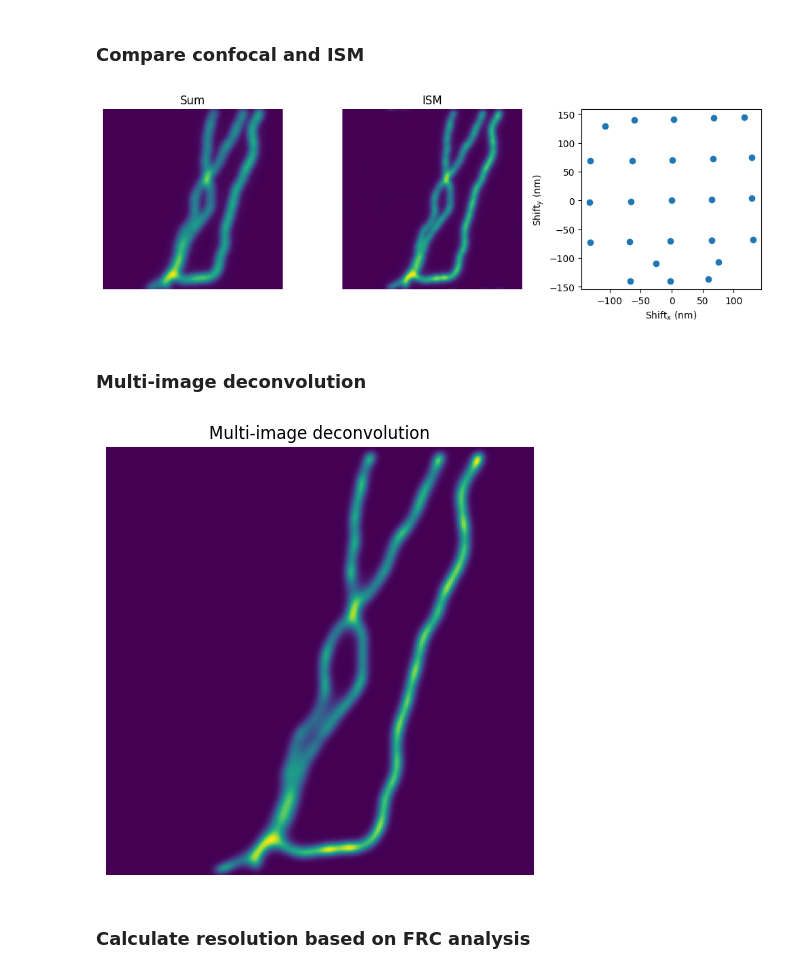
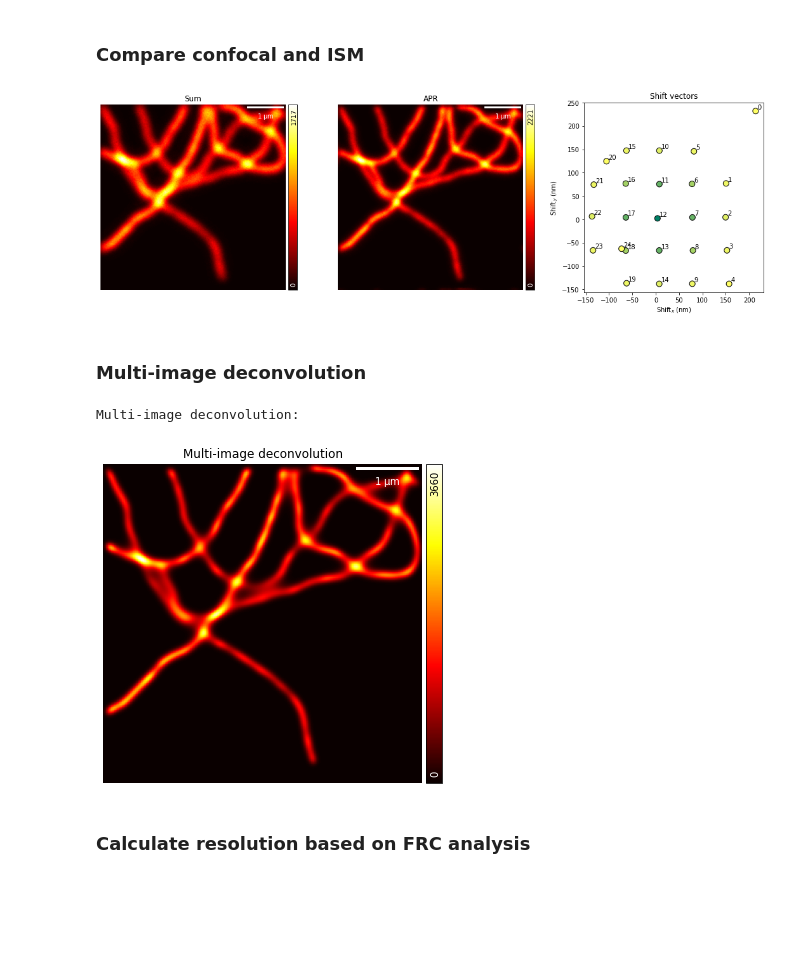
Before and after one commit to VicidominiLab/BrightEyes-ISM, a Jupyter notebook: examples/BrightEyes_ISM_demo.ipynb, the cells around one changed output. Cells and saved outputs as stored; diff of their text form; code cells hidden in the pictures; blank space fills up the shorter version.

```diff
--- a/examples/BrightEyes_ISM_demo.ipynb
+++ b/examples/BrightEyes_ISM_demo.ipynb
@@ -38,9 +52,7 @@ z_shift = 0 #nm
 # %% [markdown]
 ### Generate excitation PSF and detection PSFs
 # %%
-PSF, detPSF, exPSF = ism.SPAD_PSF_2D(N, Nx, pxpitch, pxdim, pxsizex, M, exPar, emPar, z_shift=z_shift)
-
-PSF /= np.max(PSF)
+PSF, detPSF, exPSF = ism.SPAD_PSF_2D(grid, exPar, emPar, z_shift=z_shift)
 # %% [output]
 Calculating field near the focus:
 Calculating field near the focus:
@@ -86,15 +86,13 @@ findfont: Font family ['DejaVu Sans Display'] not found. Falling back to DejaVu
 # %% [markdown]
 ### Simulate ground truth
 # %%
-#%% Generate tubulin
-
 tubulin = simTub.tubSettings()
-tubulin.xy_pixel_size = pxsizex
-tubulin.xy_dimension = Nx
+tubulin.xy_pixel_size = grid.pxsizex
+tubulin.xy_dimension = grid.Nx
 tubulin.xz_dimension = 1
 tubulin.z_pixel = 1
-tubulin.n_filament = 3
-tubulin.radius_filament = pxsizex*0.6
+tubulin.n_filament = 6
+tubulin.radius_filament = grid.pxsizex*0.6
 tubulin.intensity_filament = [0.5,0.9]
 phTub = simTub.functionPhTub(tubulin)
 plt.figure()
@@ -113,20 +113,20 @@ tubulin filament out of the boundaries [201.53628118] [68.71106562] 201
 
 img = np.empty(PSF.shape)
 
-for n in range(N**2):
-    img[:, :, n] = sgn.convolve(TubDec, PSF[:, :, n] ,mode = 'same')
+flux = 1e4
+obj = TubDec*flux
+
+for n in range(grid.N**2):
+    img[:, :, n] = sgn.convolve(obj, PSF[:, :, n] ,mode = 'same')
 
 #%% Convert to photons and add Poisson noise
 
-img *= 1e2
 img = np.uint16(img)
 
 img_1 = poisson(img)
 img_2 = poisson(img)
 
-fig = plt.figure(figsize=(10,10))
-for i in range(N*N):
-    ax = fig.add_subplot(5, 5, i+1)
-    ax.imshow(img_1[:,:,i])
-    plt.axis('off')
+fig = gr.ShowDataset(img_1, figsize = (10,10), normalize = False )
+
+fig_norm = gr.ShowDataset(img_1, figsize = (10,10), colorbar = True, normalize = True)
 # %% [output]
@@ -137,49 +138,46 @@ for i in range(N*N):
 img_sum_1 = np.sum(img_1, axis = -1)
 img_sum_2 = np.sum(img_2, axis = -1)
 
+fingerprint_1 = tools.fingerprint(img_1)
+
 usf = 100
-ref = N**2//2
+ref = grid.N**2//2
 
-shift_1, img_ism_1 = apr.APR(img_1, usf, ref, pxsize = pxsizex)
-shift_2, img_ism_2 = apr.APR(img_2, usf, ref, pxsize = pxsizex)
+shift_1, img_ism_1 = apr.APR(img_1, usf, ref, pxsize = grid.pxsizex)
+shift_2, img_ism_2 = apr.APR(img_2, usf, ref, pxsize = grid.pxsizex)
 
 img_ism_sum_1 = np.sum(img_ism_1, axis=-1)
 img_ism_sum_2 = np.sum(img_ism_2, axis=-1)
 
-fig = plt.figure(figsize=(10,10))
+px = grid.pxsizex * 1e-3
 
-ax = fig.add_subplot(1, 3, 1)
-ax.imshow(img_sum_1)
-ax.set_title('Sum')
-plt.axis('off')
+fig, ax = plt.subplots(1, 3, figsize=(15,5))
 
-ax = fig.add_subplot(1, 3, 2)
-ax.imshow(img_ism_sum_1)
-ax.set_title('ISM')
-plt.axis('off')
+gr.ShowImg(img_sum_1, pxsize_x = px, fig = fig, ax = ax[0])
+ax[0].set_title('Sum')
 
-ax = fig.add_subplot(1, 3, 3)
-ax.scatter(shift_1[:,0], shift_1[:,1])
-ax.set_aspect(1./ax.get_data_ratio(), 'box')
-ax.set_xlabel(r'Shift$_x$ (nm)')
-ax.set_ylabel(r'Shift$_y$ (nm)')
+gr.ShowImg(img_ism_sum_1, pxsize_x = px, fig = fig, ax = ax[1])
+ax[1].set_title('APR')
 
-plt.tight_layout()
+gr.PlotShiftVectors(shift_1, color = fingerprint_1, fig = fig, ax = ax[2])
+
+fig.tight_layout()
 # %% [output]
-[figure, old version]
+[figure, new version]
 # %% [markdown]
 ### Multi-image deconvolution
 # %%
 img_deconv = deconv.MultiImg_RL_FFT( PSF, img_1, max_iter = 10)
 
-plt.figure()
-plt.imshow(img_deconv)
-plt.title('Multi-image deconvolution')
-plt.axis('off')
+fig, ax = plt.subplots(figsize=(5,5))
 
-plt.tight_layout()
+gr.ShowImg(img_deconv, pxsize_x = px, fig = fig, ax = ax)
+ax.set_title('Multi-image deconvolution')
+
+fig.tight_layout()
 # %% [output]
+Multi-image deconvolution:
-[figure, old version]
+[figure, new version]
 # %% [markdown]
 ### Calculate resolution based on FRC analysis
 # %%
```
Also changed, not shown: parts of 14 cells of this notebook.
